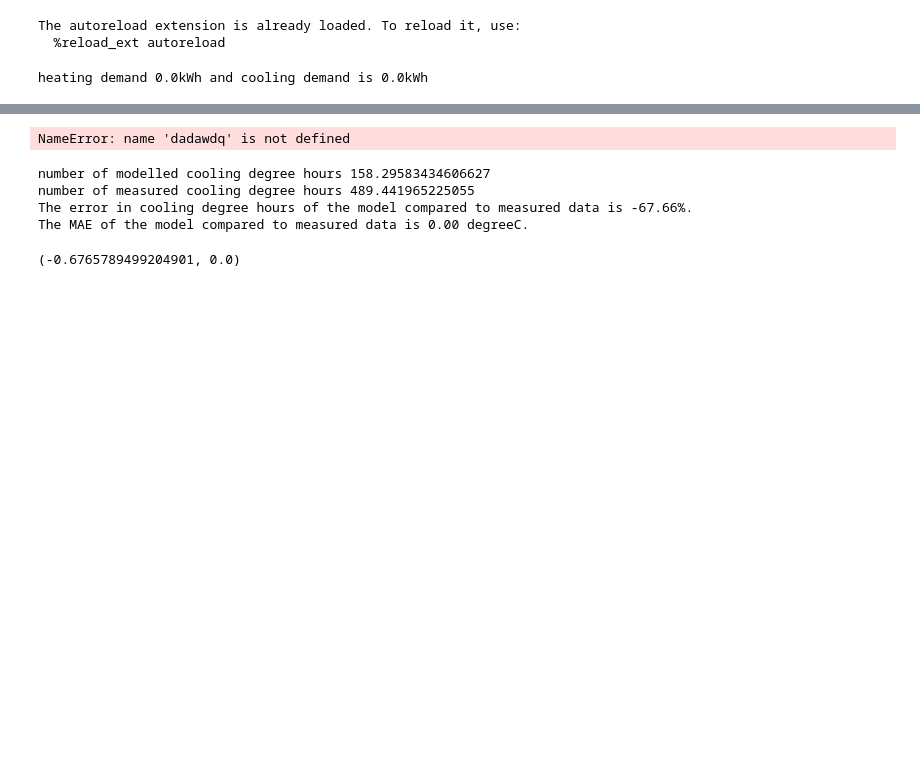
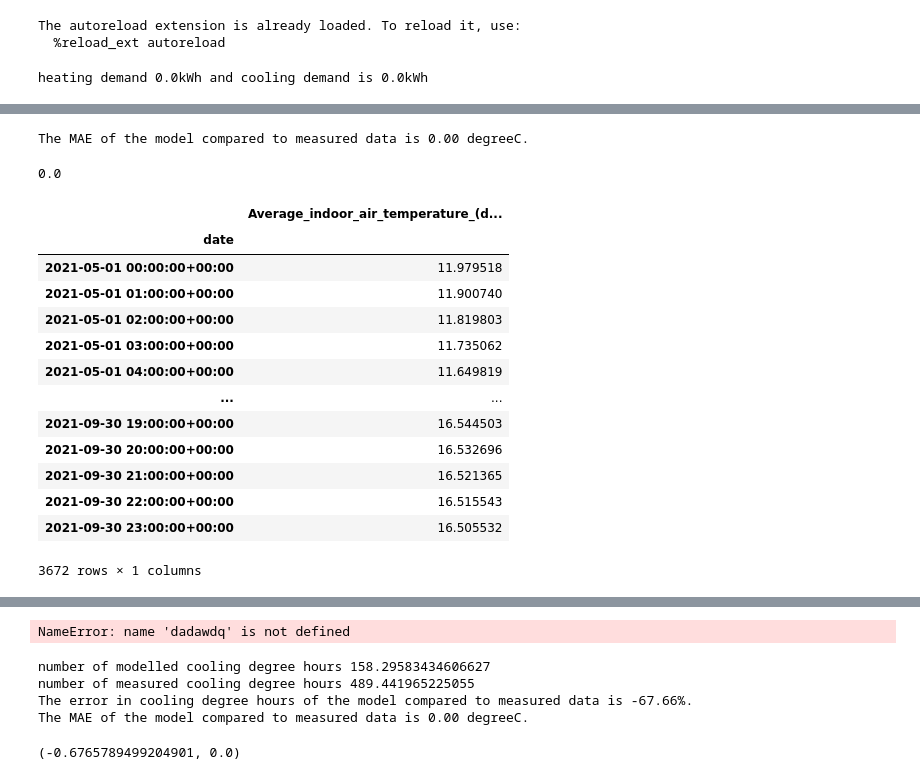
Before and after one commit to AlexandreLab/cooling_demand_UK, a Jupyter notebook: notebooks/validation_cooling_demand_extra_data.ipynb, the cells around one changed output, grey strips where cells are left out. Saved outputs shown, nothing was run; the diff lists cells and outputs as text; code cells hidden in the pictures; blank space fills up the shorter version.

```diff
--- a/notebooks/validation_cooling_demand_extra_data.ipynb
+++ b/notebooks/validation_cooling_demand_extra_data.ipynb
@@ -279,0 +298,26 @@ The MAE of the model compared to measured data is 0.00 degreeC.
+# %%
+individual_rooms_IAT = viz_results.get_measured_data()
+average_IAT = viz_results.weighted_average_measured_IAT_dwelling(
+    individual_rooms_IAT)
+# %%
+viz_results.get_MAE(average_IAT)
+# %% [output]
+The MAE of the model compared to measured data is 0.00 degreeC.
+0.0
+# %%
+average_IAT
+# %% [output]
+|  | Average_indoor_air_temperature_(d... |
+| date |  |
+| 2021-05-01 00:00:00+00:00 | 11.979518 |
+| 2021-05-01 01:00:00+00:00 | 11.900740 |
+| 2021-05-01 02:00:00+00:00 | 11.819803 |
+| 2021-05-01 03:00:00+00:00 | 11.735062 |
+| 2021-05-01 04:00:00+00:00 | 11.649819 |
+| ... | ... |
+| 2021-09-30 19:00:00+00:00 | 16.544503 |
+| 2021-09-30 20:00:00+00:00 | 16.532696 |
+| 2021-09-30 21:00:00+00:00 | 16.521365 |
+| 2021-09-30 22:00:00+00:00 | 16.515543 |
+| 2021-09-30 23:00:00+00:00 | 16.505532 |
+3672 rows × 1 columns
```
Also changed, not shown: parts of 9 cells of this notebook, 5 other files.
